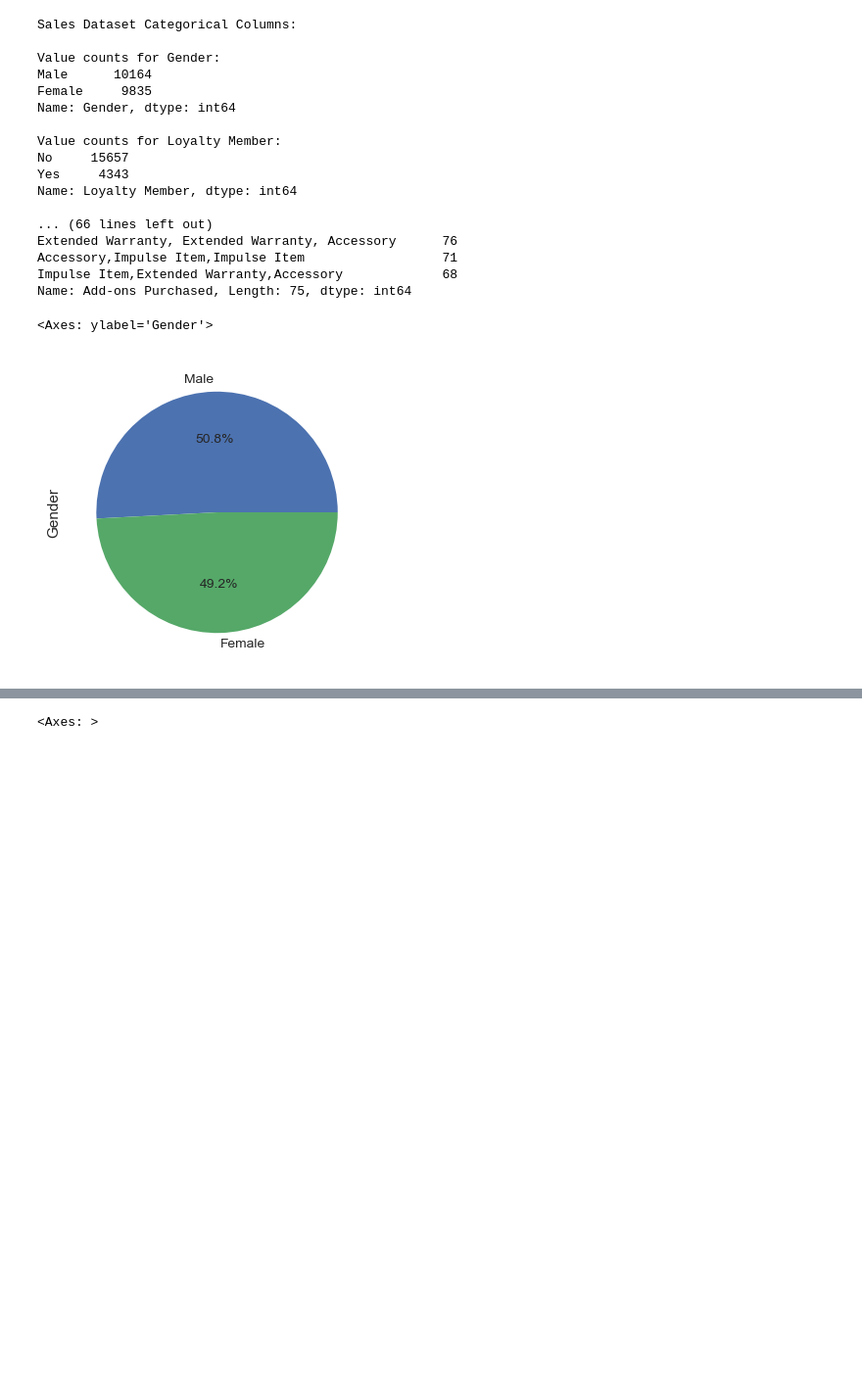
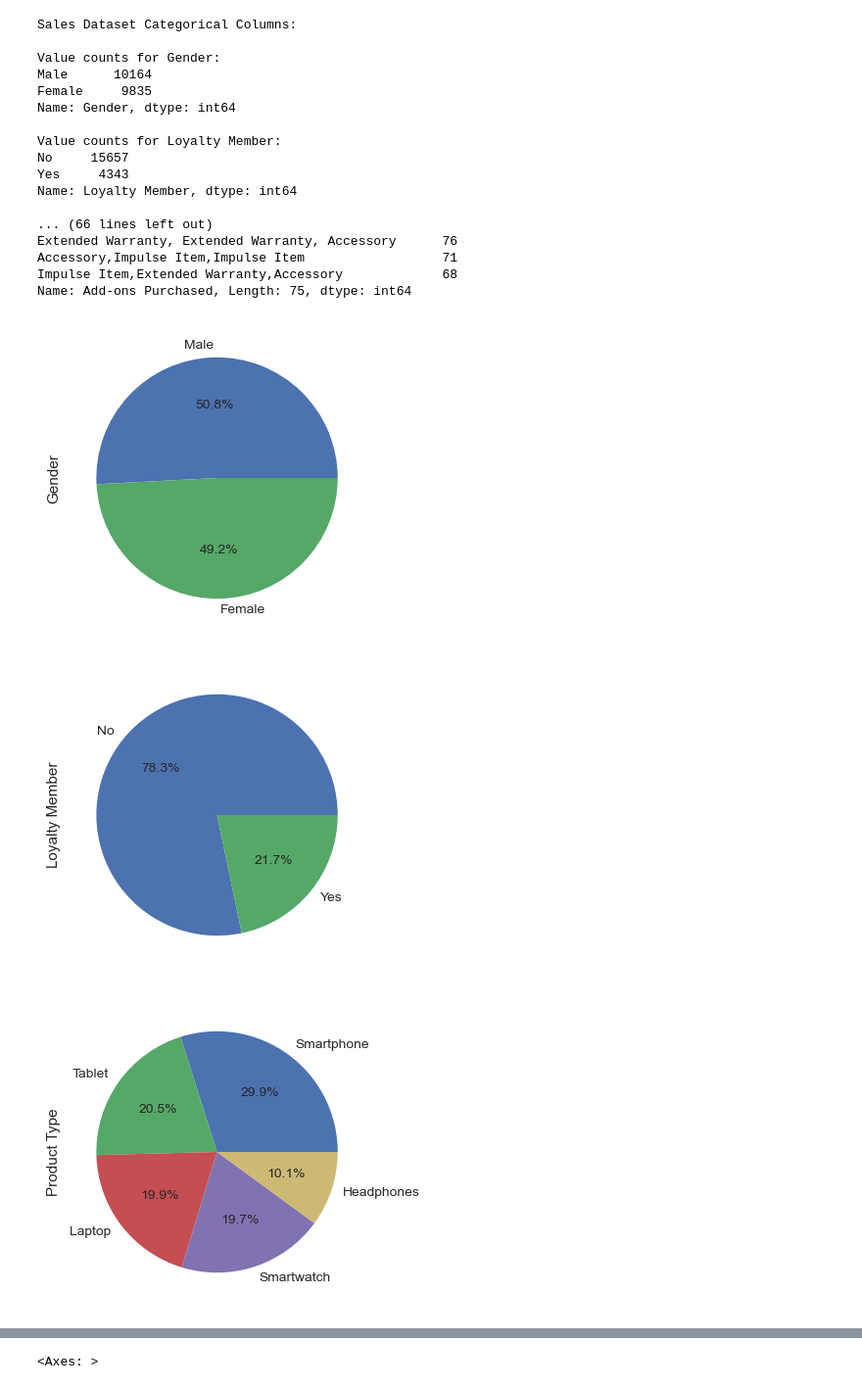
Before and after one commit to LtnLinh/CSC17104-Programming-for-Data-Science, a Jupyter notebook: Notebook.ipynb, the cells around one changed output, grey strips where cells are left out. Shown at 98% size. Drawn from its saved outputs; the diff is of its cells as text; code cells hidden in the pictures; blank space fills up the shorter version.

```diff
--- a/Notebook.ipynb
+++ b/Notebook.ipynb
@@ -149,9 +149,10 @@ Accessory,Impulse Item,Impulse Item                  71
 Impulse Item,Extended Warranty,Accessory             68
 Name: Add-ons Purchased, Length: 75, dtype: int64
 # %%
-# Pie chart for gender distribution
-plt.figure(figsize=(4, 4))
-sales_df['Gender'].value_counts().plot.pie(autopct='%1.1f%%')
+for col in sales_df.select_dtypes(include=['object']).columns:
+	plt.figure(figsize=(4, 4))
+	sales_df[col].value_counts().plot.pie(autopct='%1.1f%%')
 # %% [output]
-<Axes: ylabel='Gender'>
 [figure]
+[figure, added]
+[figure, added]
```
Also changed, not shown: parts of 1 cell of this notebook.
